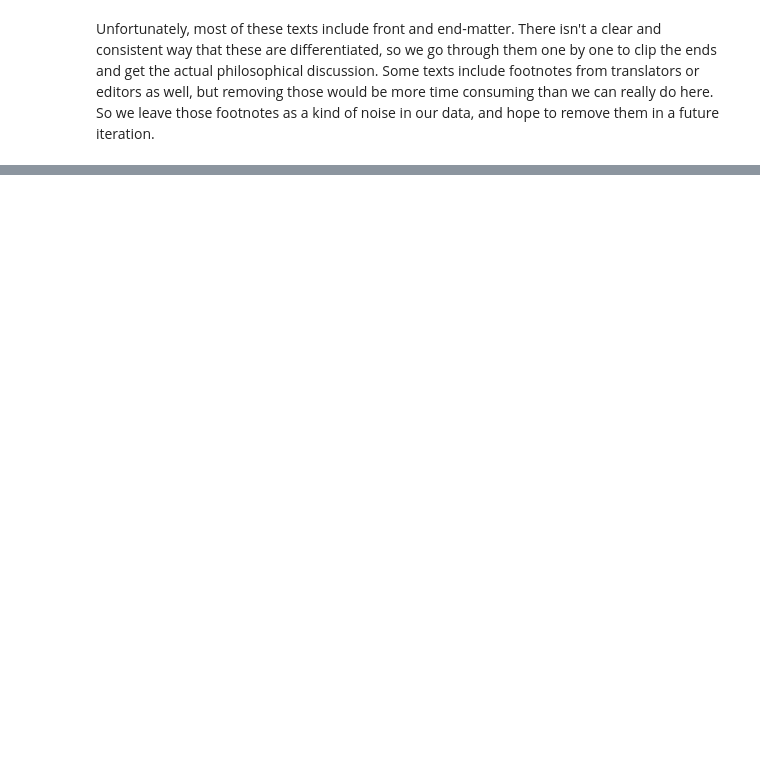
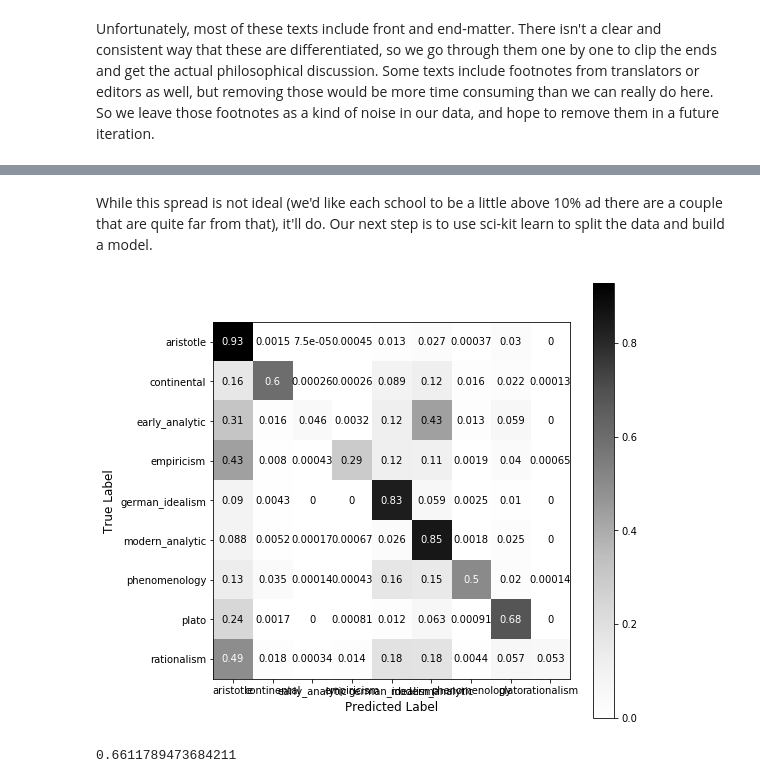
Before and after one commit to kcalizadeh/philosophy_classification_project, a Jupyter notebook: preprocessing.ipynb, the cells around one changed output, grey strips where cells are left out. Cells and saved outputs as stored; diff of their text form; code cells hidden in the pictures; blank space fills up the shorter version.

Commit message:
built model, cleaned texts

```diff
--- a/preprocessing.ipynb
+++ b/preprocessing.ipynb
@@ -144,0 +207,9 @@ popper_science.split('F IRST E NGLISH E DITION, 1959')[1][2:].split('This is the
+# %%
+text_df = pd.DataFrame(columns=['school', 'sentences'])
+for school in tokenized_text_dict.keys():
+    school_df = pd.DataFrame(columns=['school', 'sentences'])
+    school_df['sentences'] = tokenized_text_dict[school]
+    school_df['school'] = school
+    text_df = text_df.append(school_df)
+
+text_df.head()
@@ -144,0 +238,38 @@ popper_science.split('F IRST E NGLISH E DITION, 1959')[1][2:].split('This is the
+# %% [markdown]
+While this spread is not ideal (we'd like each school to be a little above 10% ad there are a couple that are quite far from that), it'll do. Our next step is to use sci-kit learn to split the data and build a model.
+# %%
+from sklearn.model_selection import train_test_split
+
+x_train, x_test, y_train, y_test = train_test_split(text_df['sentences'], text_df['school'])
+# %%
+from sklearn.feature_extraction.text import TfidfVectorizer
+
+stopwords_list = stopwords.words('english')
+custom_stopwords = ['–', 'also', 'something', 'cf', 'thus', 'two', 'now', 'would', 'make', 'eb', 'u', 'well', 'even', 'said', 'eg', 'us',
+                    'n', 'sein', 'e', 'da', 'therefore', 'however', 'would', 'thing', 'must', 'merely', 'way', 'since', 'latter', 'first',
+                    'B', 'mean', 'upon', 'yet', 'cannot', 'c', 'C', 'let', 'may', 'might']
+stopwords_list += custom_stopwords
+
+tfidvectorizer = TfidfVectorizer(decode_error='ignore', stop_words=stopwords_list)
+tf_idf_data_train = tfidvectorizer.fit_transform(x_train)
+tf_idf_data_test = tfidvectorizer.transform(x_test)
+# %%
+from sklearn.naive_bayes import MultinomialNB
+from sklearn.ensemble import RandomForestClassifier
+
+nb_classifier = MultinomialNB()
+nb_classifier.fit(tf_idf_data_train, y_train)
+nb_train_preds = nb_classifier.predict(tf_idf_data_train)
+nb_test_preds = nb_classifier.predict(tf_idf_data_test)
+# %%
+from sklearn.metrics import plot_confusion_matrix
+
+plot_pretty_cf(nb_classifier, tf_idf_data_test, y_test)
+# %% [output]
+[figure, added]
+# %%
+from sklearn.metrics import accuracy_score
+
+accuracy_score(y_test, nb_test_preds)
+# %% [output]
+0.6611789473684211
```
Also changed, not shown: parts of 35 cells of this notebook, 2 other files.
